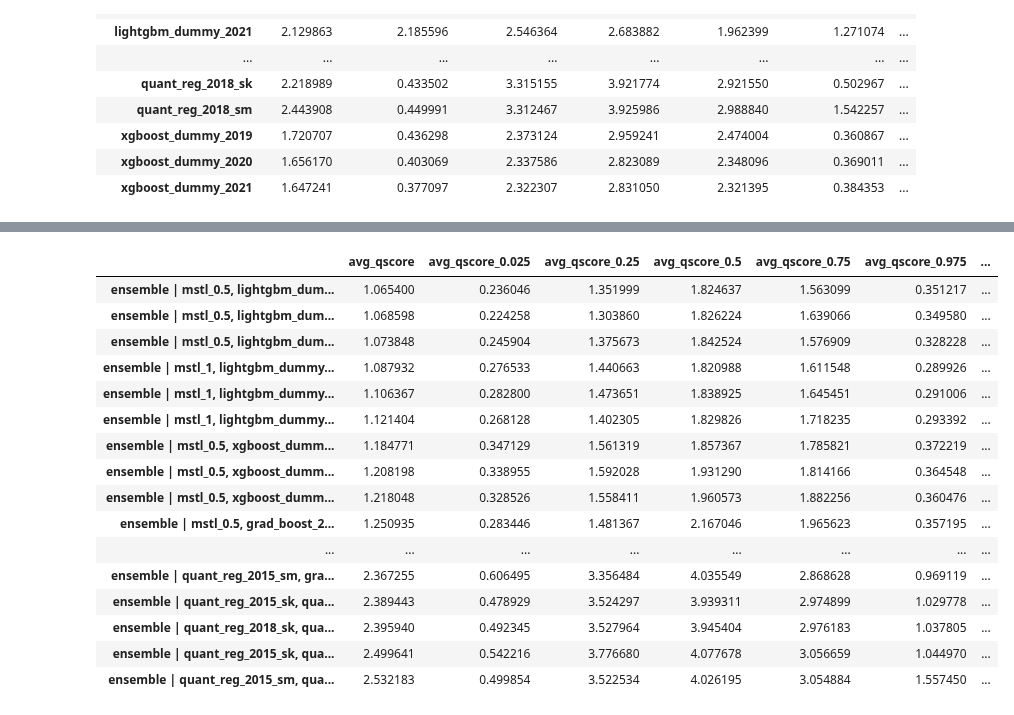
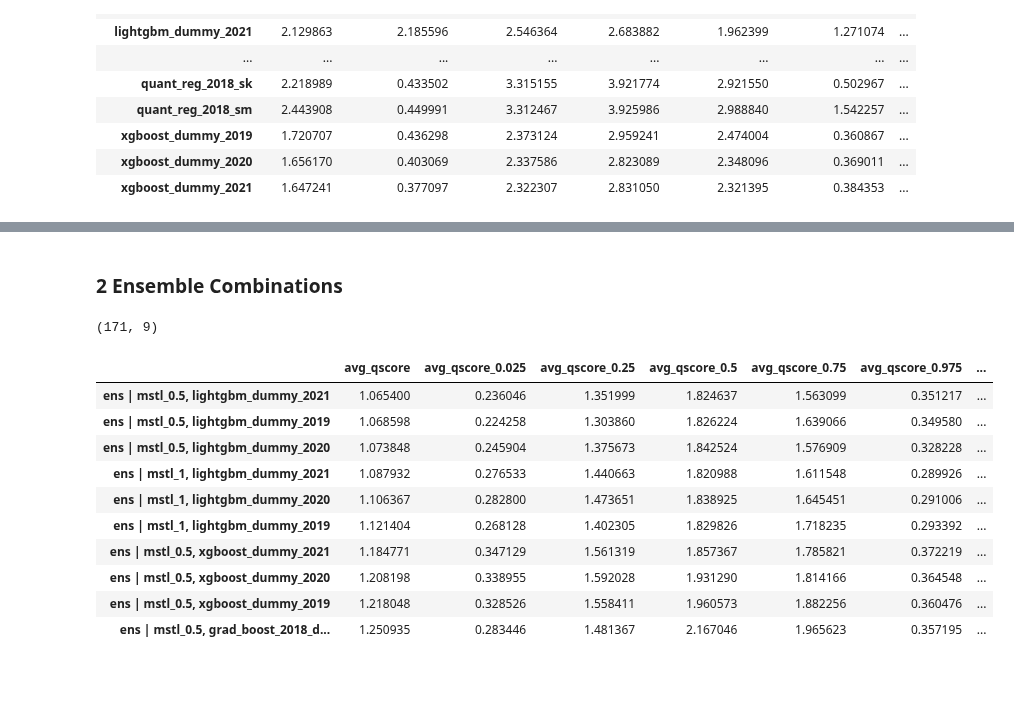
Before and after one commit to hikotei/2023_11-PTSFC, a Jupyter notebook: energy/2024_03_28 evaluate ensemble.ipynb, the cells around one changed output, grey strips where cells are left out. Cells and saved outputs as stored; diff of their text form; code cells hidden in the pictures; blank space fills up the shorter version.

```diff
--- a/energy/2024_03_28 evaluate ensemble.ipynb
+++ b/energy/2024_03_28 evaluate ensemble.ipynb
@@ -223,24 +272,23 @@ res_df_1[res_df_1.index.str.contains(keyword)].iloc[:, :6].sort_values(by='avg_q
+# %% [markdown]
+### 2 Ensemble Combinations
 # %%
 # res_dict_2 = eval_all_ensembles(2, all_models, fcasts_dict)
-res_df = pd.concat(res_dict_2.values())
-res_df = res_df.groupby(res_df.index).mean().sort_values(by='avg_qscore', ascending=True)
+res_df_2 = pd.concat(res_dict_2.values())
+res_df_2.index = res_df_2.index.str.replace('ensemble', 'ens')
+res_df_2 = res_df_2.groupby(res_df_2.index).mean().sort_values(by='avg_qscore', ascending=True)
 # res_df.to_csv("2024_03_28 2 model ensemble scores.csv")
-display(res_df.style.highlight_min(color = 'yellow', axis=0))
+print(res_df_2.shape)
+display(res_df_2.head(10).style.highlight_min(color = 'yellow', axis=0))
 # %% [output]
+(171, 9)
 |  | avg_qscore | avg_qscore_0.025 | avg_qscore_0.25 | avg_qscore_0.5 | avg_qscore_0.75 | avg_qscore_0.975 | ... |
-| ensemble | mstl_0.5, lightgbm_dum... | 1.065400 | 0.236046 | 1.351999 | 1.824637 | 1.563099 | 0.351217 | ... |
-| ensemble | mstl_0.5, lightgbm_dum... | 1.068598 | 0.224258 | 1.303860 | 1.826224 | 1.639066 | 0.349580 | ... |
-| ensemble | mstl_0.5, lightgbm_dum... | 1.073848 | 0.245904 | 1.375673 | 1.842524 | 1.576909 | 0.328228 | ... |
-| ensemble | mstl_1, lightgbm_dummy... | 1.087932 | 0.276533 | 1.440663 | 1.820988 | 1.611548 | 0.289926 | ... |
-| ensemble | mstl_1, lightgbm_dummy... | 1.106367 | 0.282800 | 1.473651 | 1.838925 | 1.645451 | 0.291006 | ... |
-| ensemble | mstl_1, lightgbm_dummy... | 1.121404 | 0.268128 | 1.402305 | 1.829826 | 1.718235 | 0.293392 | ... |
-| ensemble | mstl_0.5, xgboost_dumm... | 1.184771 | 0.347129 | 1.561319 | 1.857367 | 1.785821 | 0.372219 | ... |
-| ensemble | mstl_0.5, xgboost_dumm... | 1.208198 | 0.338955 | 1.592028 | 1.931290 | 1.814166 | 0.364548 | ... |
-| ensemble | mstl_0.5, xgboost_dumm... | 1.218048 | 0.328526 | 1.558411 | 1.960573 | 1.882256 | 0.360476 | ... |
-| ensemble | mstl_0.5, grad_boost_2... | 1.250935 | 0.283446 | 1.481367 | 2.167046 | 1.965623 | 0.357195 | ... |
-| ... | ... | ... | ... | ... | ... | ... | ... |
-| ensemble | quant_reg_2015_sm, gra... | 2.367255 | 0.606495 | 3.356484 | 4.035549 | 2.868628 | 0.969119 | ... |
-| ensemble | quant_reg_2015_sk, qua... | 2.389443 | 0.478929 | 3.524297 | 3.939311 | 2.974899 | 1.029778 | ... |
-| ensemble | quant_reg_2018_sk, qua... | 2.395940 | 0.492345 | 3.527964 | 3.945404 | 2.976183 | 1.037805 | ... |
-| ensemble | quant_reg_2015_sk, qua... | 2.499641 | 0.542216 | 3.776680 | 4.077678 | 3.056659 | 1.044970 | ... |
-| ensemble | quant_reg_2015_sm, qua... | 2.532183 | 0.499854 | 3.522534 | 4.026195 | 3.054884 | 1.557450 | ... |
+| ens | mstl_0.5, lightgbm_dummy_2021 | 1.065400 | 0.236046 | 1.351999 | 1.824637 | 1.563099 | 0.351217 | ... |
+| ens | mstl_0.5, lightgbm_dummy_2019 | 1.068598 | 0.224258 | 1.303860 | 1.826224 | 1.639066 | 0.349580 | ... |
+| ens | mstl_0.5, lightgbm_dummy_2020 | 1.073848 | 0.245904 | 1.375673 | 1.842524 | 1.576909 | 0.328228 | ... |
+| ens | mstl_1, lightgbm_dummy_2021 | 1.087932 | 0.276533 | 1.440663 | 1.820988 | 1.611548 | 0.289926 | ... |
+| ens | mstl_1, lightgbm_dummy_2020 | 1.106367 | 0.282800 | 1.473651 | 1.838925 | 1.645451 | 0.291006 | ... |
+| ens | mstl_1, lightgbm_dummy_2019 | 1.121404 | 0.268128 | 1.402305 | 1.829826 | 1.718235 | 0.293392 | ... |
+| ens | mstl_0.5, xgboost_dummy_2021 | 1.184771 | 0.347129 | 1.561319 | 1.857367 | 1.785821 | 0.372219 | ... |
+| ens | mstl_0.5, xgboost_dummy_2020 | 1.208198 | 0.338955 | 1.592028 | 1.931290 | 1.814166 | 0.364548 | ... |
+| ens | mstl_0.5, xgboost_dummy_2019 | 1.218048 | 0.328526 | 1.558411 | 1.960573 | 1.882256 | 0.360476 | ... |
+| ens | mstl_0.5, grad_boost_2018_d... | 1.250935 | 0.283446 | 1.481367 | 2.167046 | 1.965623 | 0.357195 | ... |
```
Also changed, not shown: parts of 20 cells of this notebook, 14 other files.
